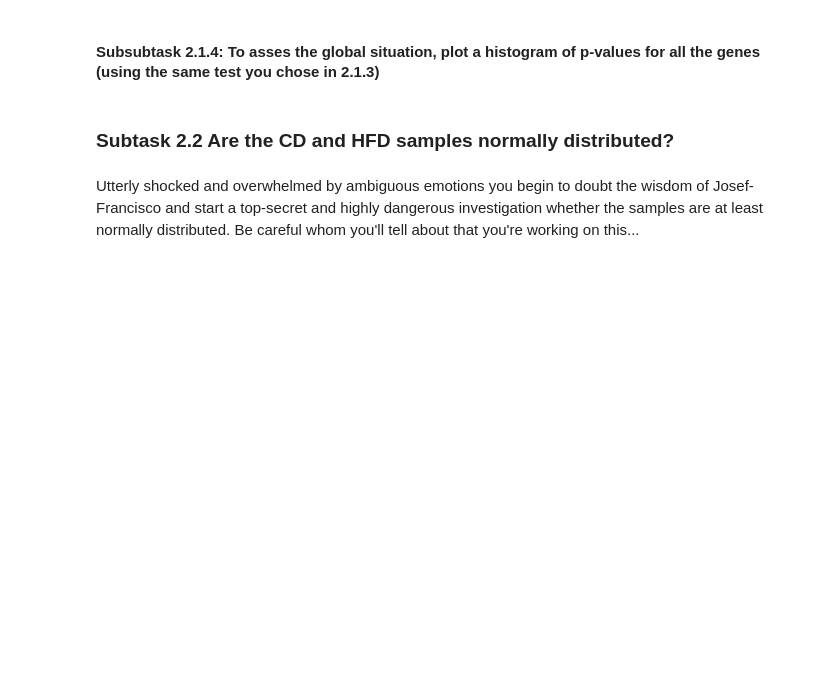
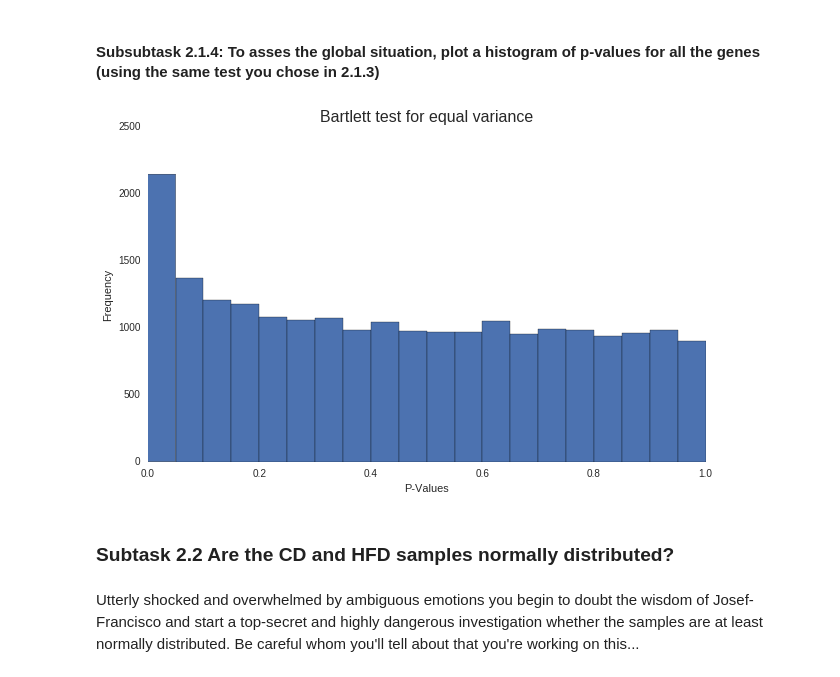
Before and after one commit to Alexstoppel/Integrated_Bioinformatics, a Jupyter notebook: notebooks/DayX_DE_Analysis.ipynb, the cells around one changed output. Cells and saved outputs as stored; diff of their text form; code cells hidden in the pictures; blank space fills up the shorter version.

```diff
--- a/notebooks/DayX_DE_Analysis.ipynb
+++ b/notebooks/DayX_DE_Analysis.ipynb
@@ -157,5 +172,23 @@ Josef-Francisco Del-Marre-Doyle, famous and visionary president of the Internati
 # %% [markdown]
 #### Subsubtask 2.1.4: To asses the global situation, plot a histogram of p-values for all the genes (using the same test you chose in 2.1.3)
+# %%
+hfd_all = data[data.columns[data.columns.str.contains("_HFD")]]
+cd_all = data[data.columns[data.columns.str.contains("_CD")]]
+cd_all=cd_all[cd_all.columns[~cd_all.columns.str.contains("92")]]
+# %%
+a = [bartlett(np.array(x[1:]).T,np.array(y[1:]).T).pvalue for x,y in zip(cd_all.iterrows(),hfd_all.iterrows())]
+# %%
+plt.figure(figsize=(10,6), dpi=100)
+plt.title("Bartlett test for equal variance",fontsize=16)
+plt.ylabel("Frequency")
+plt.xlabel("P-Values")
+#plt.grid(True, color="lightgrey")
+ax = plt.gca()
+ax.set_axis_bgcolor("white")
+plt.hist(a,bins=20)
+plt.show()
+# %% [output]
+[figure, added]
 # %% [markdown]
 ### Subtask 2.2 Are the CD and HFD samples normally distributed?
 # %% [markdown]
```
Also changed, not shown: parts of 36 cells of this notebook, 4 other files.
